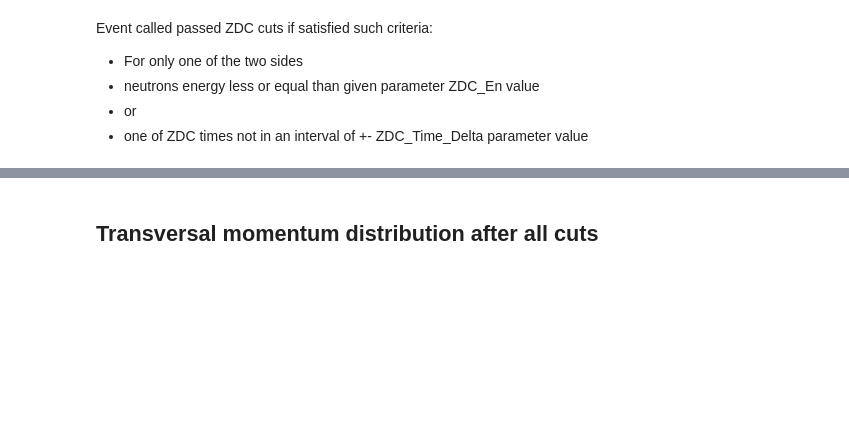
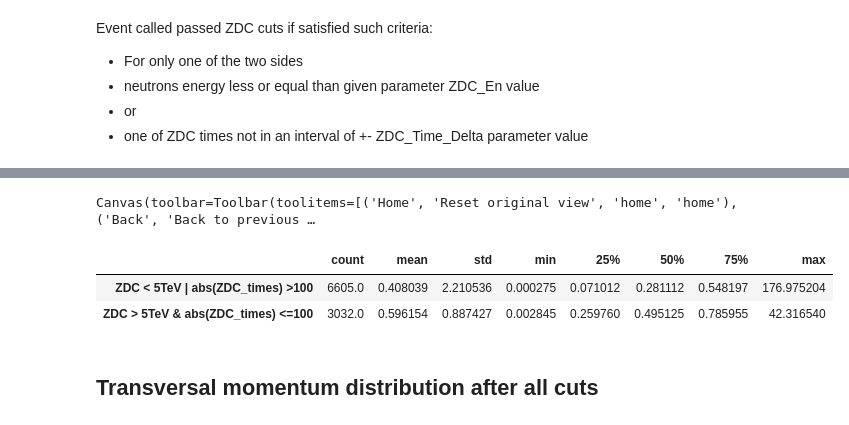
Before and after one commit to bdrum/cern-physics, a Jupyter notebook: notebooks/4TracksAnalysis.ipynb, the cells around one changed output, grey strips where cells are left out. Drawn from its saved outputs; the diff is of its cells as text; code cells hidden in the pictures; blank space fills up the shorter version.

```diff
--- a/notebooks/4TracksAnalysis.ipynb
+++ b/notebooks/4TracksAnalysis.ipynb
@@ -297,2 +261,9 @@ _=ax.legend()
+# %%
+ErrorHist.DrawErrorHists([pt_events(four_tracks_zq_after_all_cuts), pt_events( four_tracks_zq_not_passed_zdc )], bins=100, range=(0,2), title=f'$p_t$ of events zdc cuts influence', x_label=['$p_t$, GeV', '$p_t$, GeV'], y_label=['events', 'events'], label = ['ZDC < 5TeV | abs(ZDC_times) >100', 'ZDC > 5TeV & abs(ZDC_times) <=100'], color=['black', 'red'])
+# %% [output]
+Canvas(toolbar=Toolbar(toolitems=[('Home', 'Reset original view', 'home', 'home'), ('Back', 'Back to previous …
+|  | count | mean | std | min | 25% | 50% | 75% | max |
+| ZDC < 5TeV | abs(ZDC_times) >100 | 6605.0 | 0.408039 | 2.210536 | 0.000275 | 0.071012 | 0.281112 | 0.548197 | 176.975204 |
+| ZDC > 5TeV & abs(ZDC_times) <=100 | 3032.0 | 0.596154 | 0.887427 | 0.002845 | 0.259760 | 0.495125 | 0.785955 | 42.316540 |
 # %% [markdown]
 ## Transversal momentum distribution after all cuts
```
Also changed, not shown: parts of 13 cells of this notebook, 1 other file.
